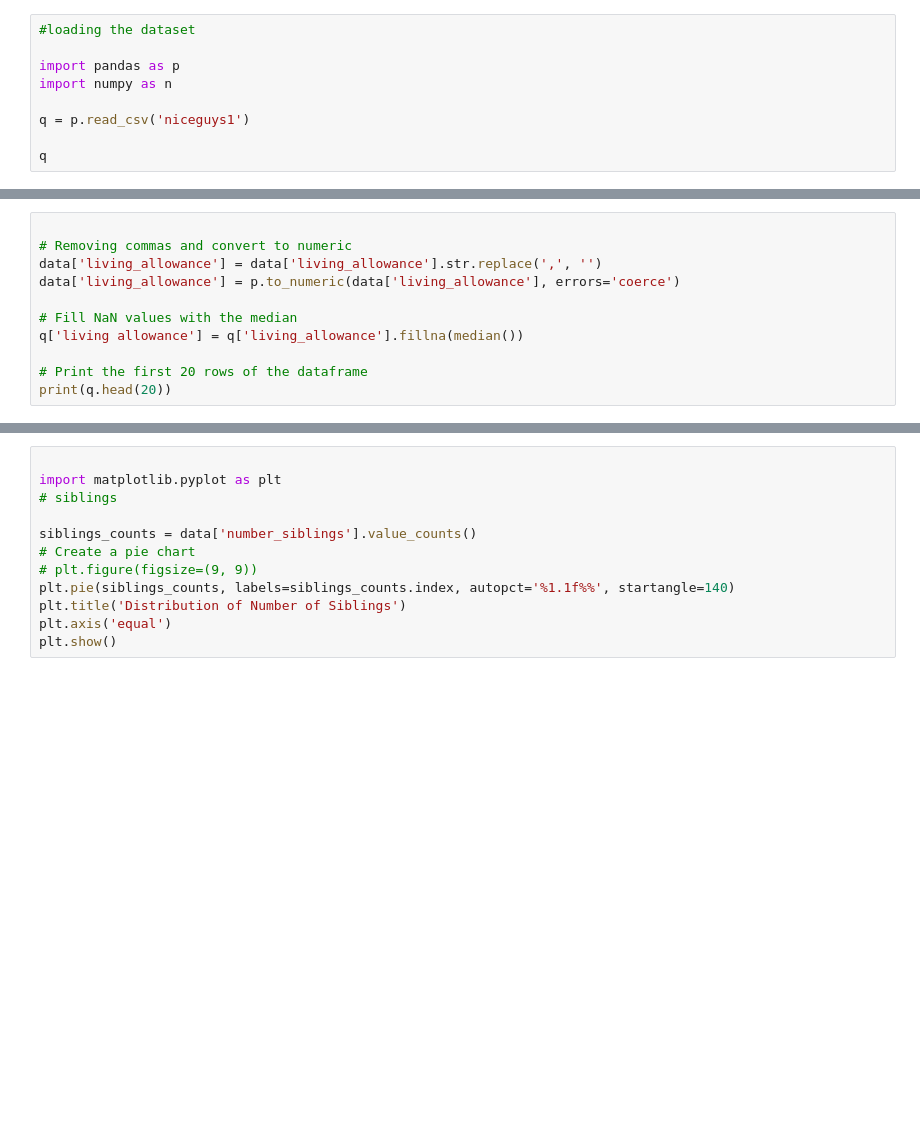
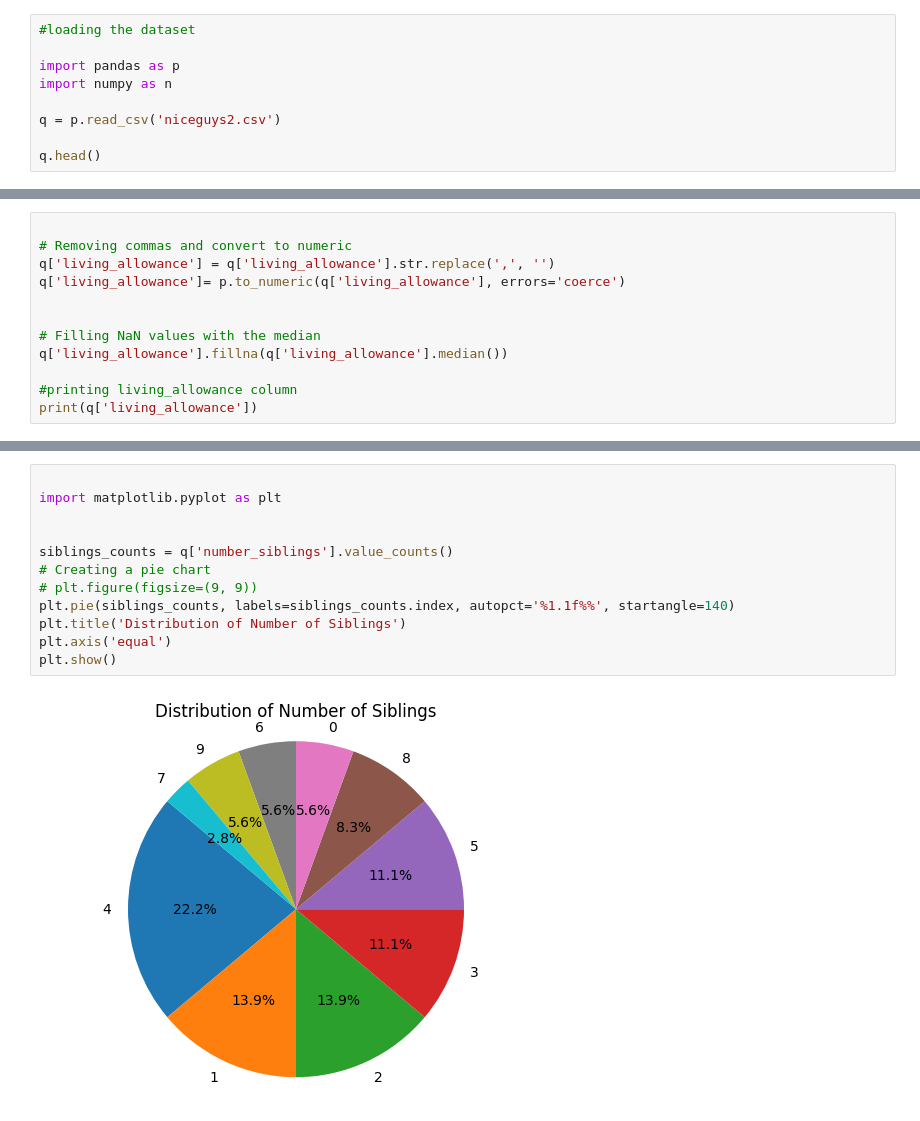
Before and after one commit to dhope1/Recess-2-Morning, a Jupyter notebook: david_hope_Day09.ipynb, the cells around one changed output, grey strips where cells are left out. Saved outputs shown, nothing was run; the diff lists cells and outputs as text; blank space fills up the shorter version.

```diff
--- a/david_hope_Day09.ipynb
+++ b/david_hope_Day09.ipynb
@@ -4,6 +4,6 @@
 import pandas as p
 import numpy as n
 
-q = p.read_csv('niceguys1')
+q = p.read_csv('niceguys2.csv')
 
-q
+q.head()
@@ -15,11 +32,12 @@ print(q.isnull().sum())
 # %%
 
 # Removing commas and convert to numeric
-data['living_allowance'] = data['living_allowance'].str.replace(',', '')
-data['living_allowance'] = p.to_numeric(data['living_allowance'], errors='coerce')
+q['living_allowance'] = q['living_allowance'].str.replace(',', '')
+q['living_allowance']= p.to_numeric(q['living_allowance'], errors='coerce')
 
-# Fill NaN values with the median
-q['living allowance'] = q['living_allowance'].fillna(median())
 
-# Print the first 20 rows of the dataframe
-print(q.head(20))
+# Filling NaN values with the median
+q['living_allowance'].fillna(q['living_allowance'].median())
+
+#printing living_allowance column
+print(q['living_allowance'])
@@ -26,15 +62,17 @@ print(q.head(20))
 # %%
 
 import matplotlib.pyplot as plt
-# siblings
 
-siblings_counts = data['number_siblings'].value_counts()
-# Create a pie chart
+
+siblings_counts = q['number_siblings'].value_counts()
+# Creating a pie chart
 # plt.figure(figsize=(9, 9))
 plt.pie(siblings_counts, labels=siblings_counts.index, autopct='%1.1f%%', startangle=140)
 plt.title('Distribution of Number of Siblings')
 plt.axis('equal')
 plt.show()
+# %% [output]
+[figure, added]
 # %%
 import pandas as p
 import numpy as n
```
Also changed, not shown: parts of 19 cells of this notebook, 7 other files.
